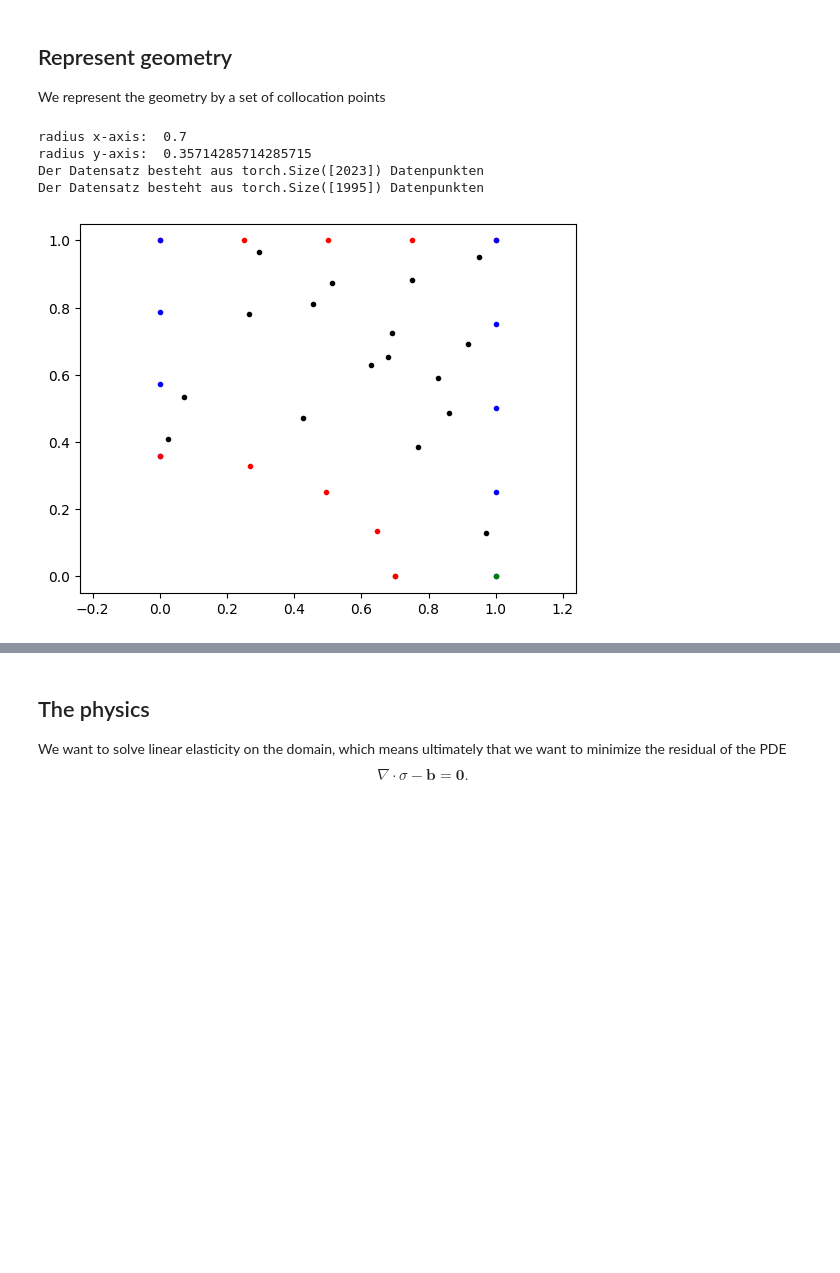
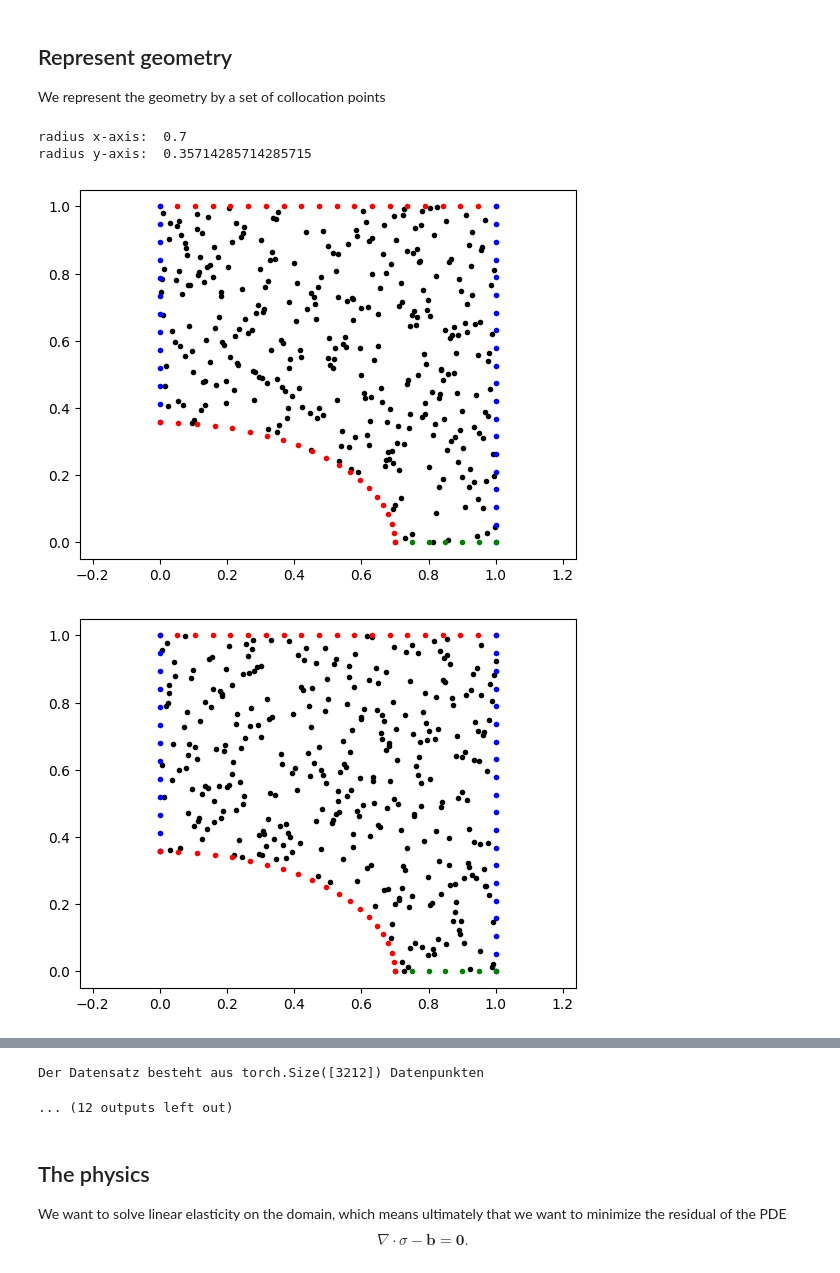
Before and after one commit to meyer-nils/numerical_examples, a Jupyter notebook: plate_hole_2d/ElliCHANGEDtorch.ipynb, the cells around one changed output, grey strips where cells are left out. Drawn from its saved outputs; the diff is of its cells as text; code cells hidden in the pictures; blank space fills up the shorter version.

Commit message:
WIP new generate dataset function-> fixed plotting plate

```diff
--- a/plate_hole_2d/ElliCHANGEDtorch.ipynb
+++ b/plate_hole_2d/ElliCHANGEDtorch.ipynb
@@ -26,8 +26,8 @@ SuAr= 0.25*pi   #surface area of the eclipse (= equal to SuAr of a circle with R
 Min_Ra_x = 0.25 #minimal radius on the x-axis of the ellipse
 Max_Ra_x = 0.8 #maximum radius on the x-axis of the ellipse
 L = 1 #length of plate #info: muss noch gefixt werden -> momentan bei 1 lassen
-N = 5 #number of collocation Point in x-axis direction
-P = 100 #number of plates in dataset
+N = 20 #number of collocation Point in x-axis direction
+P = 10 #number of plates in dataset
 NN = ceil(N * (L-Ra_x)/L) #number of collocation Point in both direction
 
 
@@ -54,56 +54,62 @@ def generate_multiple_plates_dict(iteration):
     tuples = [
             ("x_collo", 0, 0),
             ("y_collo", 0, 1),
+            ("r_collo", 0, 2),
             ("x_top", 1, 0),
             ("y_top", 1, 1),
-            ("x_right", 1, 2),
-            ("y_right", 1, 3),
-            ("x_left", 1, 4),
-            ("y_left", 1, 5),
-            ("x_bottom", 1, 6),
-            ("y_bottom", 1, 7),
-            ("x_hole", 1, 8),
-            ("y_hole", 1, 9),
-            ("n_hole", 1, 10)
-            #("radius_x", 2, 0)
+            ("r_top", 1, 2),
+            ("x_right", 2, 0),
+            ("y_right", 2, 1),
+            ("r_right", 2, 2),
+            ("x_left", 3, 0),
+            ("y_left", 3, 1),
+            ("r_left", 3, 2),
+            ("x_bottom", 4, 0),
+            ("y_bottom", 4, 1),
+            ("r_bottom", 4, 2),
+            ("x_hole", 5, 0),
+            ("y_hole", 5, 1),
+            ("n_hole", 5, 2),
+            ("r_hole", 5, 3),
+
         ]
     for i in range(iteration):
         p1 = Plate(Ra_x, SuAr, L, N)
-        data_one_plate = p1.generate_dataset(Re_xnew, Re_ynew, L, N)
+        data_one_plate = p1.generate_dataset_new(Re_xnew, Re_ynew, L, N)
         for tuple in tuples:
             key = tuple[0]
             dict_plate_points.setdefault(key, []).append(data_one_plate[tuple[1]][tuple[2]])
         #print(dict_plate_points["radius_x"])
         #p1.plot_plate_with_hole(*data_one_plate)
     for key in dict_plate_points:
         #print(key, "  ",dict_plate_points[key])
         #appending list of tensors to one tensor
         dict_plate_points[key] = torch.cat(dict_plate_points[key])
         if(key is not str("n_hole")):
             dict_plate_points[key] = torch.flatten(dict_plate_points[key])
         #print(key, "  ",dict_plate_points[key])
         #print(key, "shape is", dict_plate_points[key].size())
     #print(dict_plate_points)
     print("Der Datensatz besteht aus",dict_plate_points["x_collo"].size(), "Datenpunkten" )
     return dict_plate_points
 
 
 p2 = Plate(Ra_x, SuAr, L, N)
 Re_xnew, Re_ynew = p2.create_ellipse(Ra_x,SuAr, L)
 #p2.plot_quarter_elli(Re_xnew, Re_ynew)
 data_train_points = p2.generate_dataset_test(Re_xnew, Re_ynew, L, N)
 data_test_points = p2.generate_dataset_test(Re_xnew, Re_ynew, L, N)
 train_plates_data = generate_multiple_plates_dict(P)
 test_plates_data = generate_multiple_plates_dict(P)
 
+
 #ToDo: rad_x has to be initizialed in a function, every time the radius changes
 #rad_x = torch.tensor([Re_xnew]*train_plates_data["x_collo"].size(dim=0))
 rad_x = torch.tensor([Re_xnew])
-p2.plot_plate_with_hole(*data_train_points)
+p2.plot_plate_with_hole_old(*data_train_points)
 #p2.plot_plate_with_hole(*data_test_points)
 # %% [output]
 radius x-axis:  0.7
 radius y-axis:  0.35714285714285715
-Der Datensatz besteht aus torch.Size([2023]) Datenpunkten
-Der Datensatz besteht aus torch.Size([1995]) Datenpunkten
-[figure, old version]
+[figure, new version]
+[figure, added]
@@ -110,3 +124,5 @@ Der Datensatz besteht aus torch.Size([1995]) Datenpunkten
+Der Datensatz besteht aus torch.Size([3212]) Datenpunkten
+... (12 outputs left out)
 # %%
 class Net(torch.nn.Module):
     def __init__(self):
```
Also changed, not shown: parts of 1 cell of this notebook, 1 other file.
